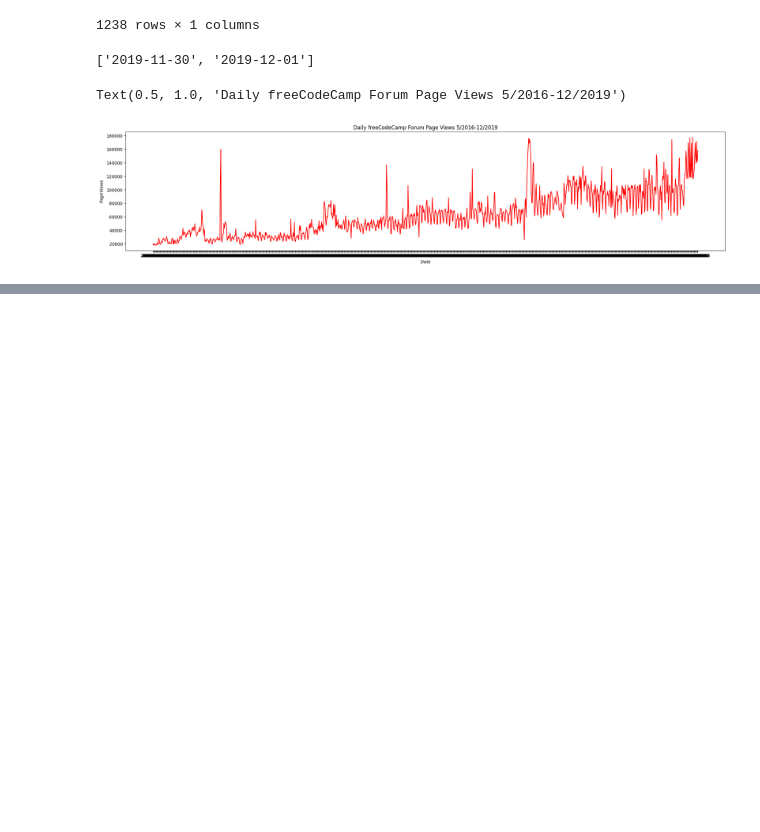
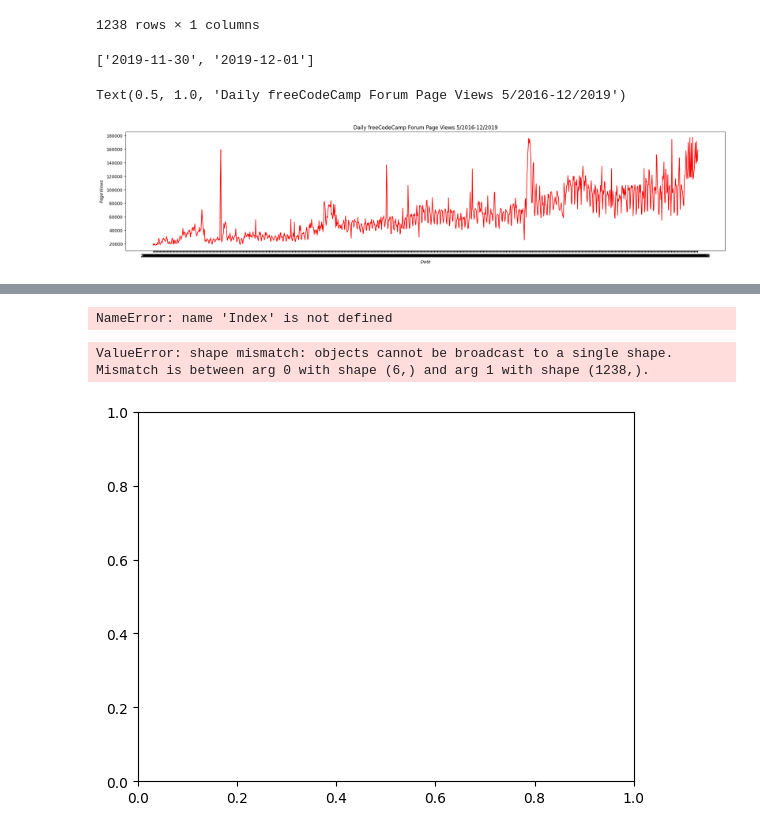
Before and after one commit to ForwardingAgent/Data_Analysis, a Jupyter notebook: 4.Page View Time Series Visualizer.ipynb, the cells around one changed output, grey strips where cells are left out. Saved outputs shown, nothing was run; the diff lists cells and outputs as text; code cells hidden in the pictures; blank space fills up the shorter version.

```diff
--- a/4.Page View Time Series Visualizer.ipynb
+++ b/4.Page View Time Series Visualizer.ipynb
@@ -84,0 +100,4 @@ Text(0.5, 1.0, 'Daily freeCodeCamp Forum Page Views 5/2016-12/2019')
+# %%
+df2 = df.copy(deep=True)
+df2 = df2.sort_index()
+df2.head(5)
@@ -84,0 +132,6 @@ Text(0.5, 1.0, 'Daily freeCodeCamp Forum Page Views 5/2016-12/2019')
+# %%
+x = [2015, 2016, 2017, 2018, 2019, 2020]
+height = df2['value']
+hue = df2(Index)
+# %% [output]
+NameError: name 'Index' is not defined
@@ -84,0 +172,5 @@ Text(0.5, 1.0, 'Daily freeCodeCamp Forum Page Views 5/2016-12/2019')
+# %%
+plt.bar(x, height, hue=h, bottom=None, data=df2)
+# %% [output]
+ValueError: shape mismatch: objects cannot be broadcast to a single shape.  Mismatch is between arg 0 with shape (6,) and arg 1 with shape (1238,).
+[figure, added]
```
Also changed, not shown: parts of 9 cells of this notebook, 2 other files.
